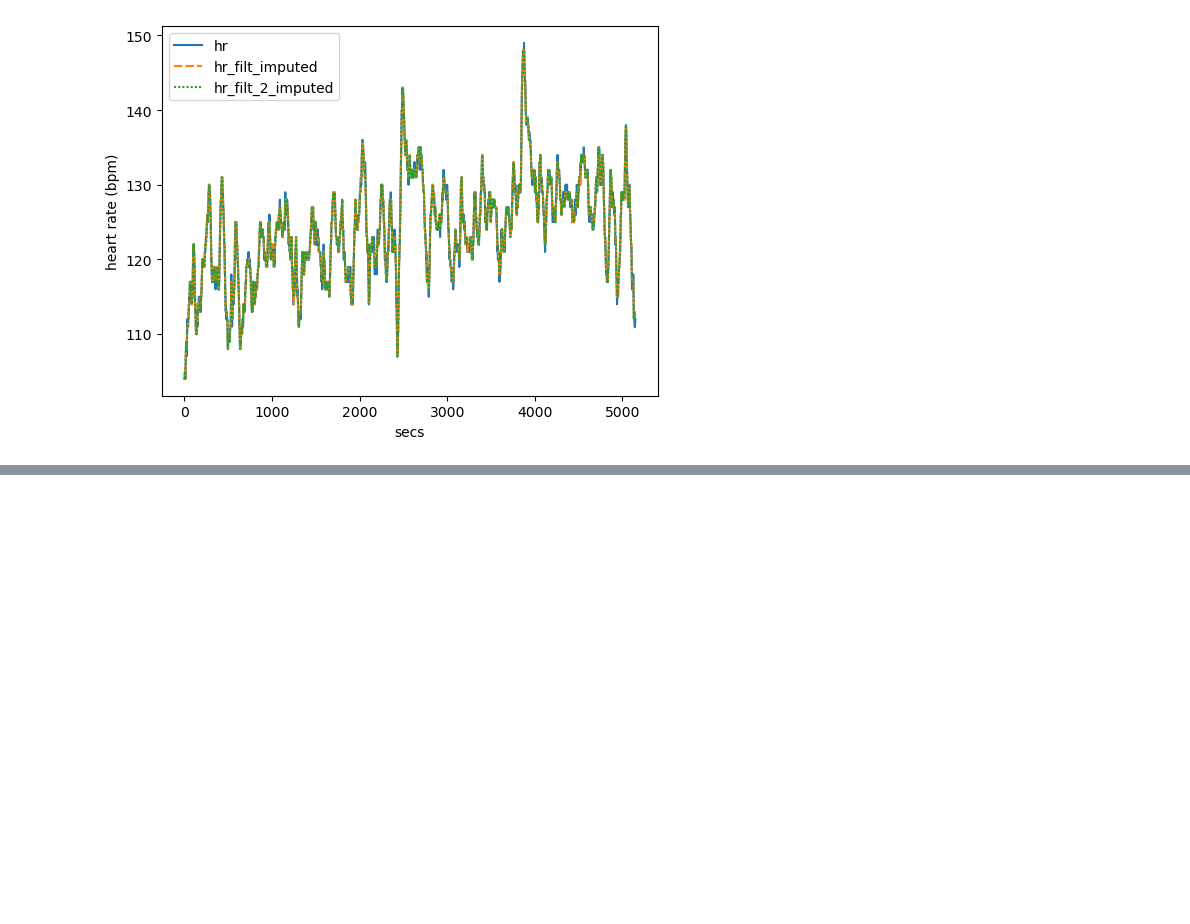
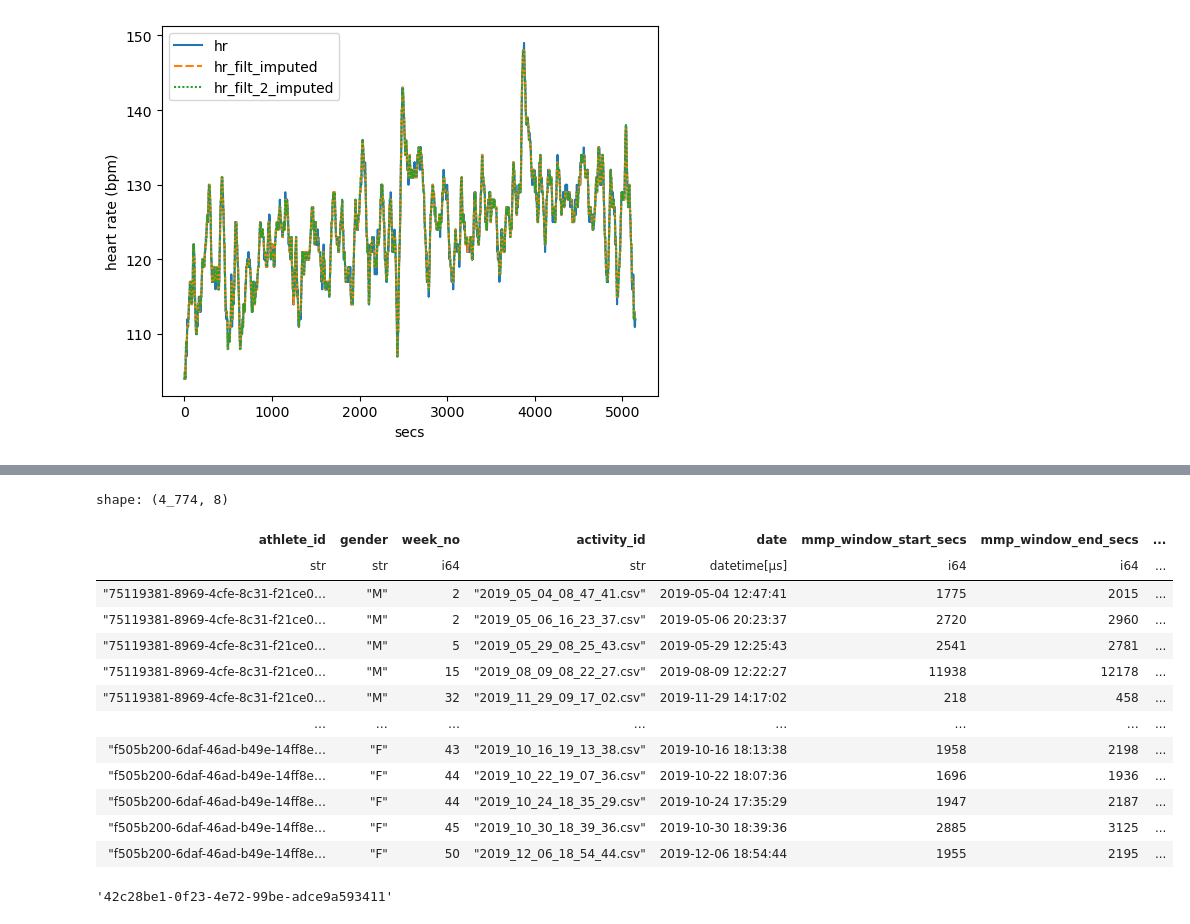
Before and after one commit to HimalKarkal/Golden-Cheetah, a Jupyter notebook: notebooks/not_rabbit_holes.ipynb, the cells around one changed output, grey strips where cells are left out. Cells and saved outputs as stored; diff of their text form; code cells hidden in the pictures; blank space fills up the shorter version.

```diff
--- a/notebooks/not_rabbit_holes.ipynb
+++ b/notebooks/not_rabbit_holes.ipynb
@@ -111,0 +326,17 @@ fig.write_html(r"..\data\interim\single_v_multiple_filtering.html")
+# %%
+output_mmp
+# %% [output]
+shape: (4_774, 8)
+| athlete_id | gender | week_no | activity_id | date | mmp_window_start_secs | mmp_window_end_secs | ... |
+| str | str | i64 | str | datetime[μs] | i64 | i64 | ... |
+| "75119381-8969-4cfe-8c31-f21ce0… | "M" | 2 | "2019_05_04_08_47_41.csv" | 2019-05-04 12:47:41 | 1775 | 2015 | ... |
+| "75119381-8969-4cfe-8c31-f21ce0… | "M" | 2 | "2019_05_06_16_23_37.csv" | 2019-05-06 20:23:37 | 2720 | 2960 | ... |
+| "75119381-8969-4cfe-8c31-f21ce0… | "M" | 5 | "2019_05_29_08_25_43.csv" | 2019-05-29 12:25:43 | 2541 | 2781 | ... |
+| "75119381-8969-4cfe-8c31-f21ce0… | "M" | 15 | "2019_08_09_08_22_27.csv" | 2019-08-09 12:22:27 | 11938 | 12178 | ... |
+| "75119381-8969-4cfe-8c31-f21ce0… | "M" | 32 | "2019_11_29_09_17_02.csv" | 2019-11-29 14:17:02 | 218 | 458 | ... |
+| … | … | … | … | … | … | … | ... |
+| "f505b200-6daf-46ad-b49e-14ff8e… | "F" | 43 | "2019_10_16_19_13_38.csv" | 2019-10-16 18:13:38 | 1958 | 2198 | ... |
+| "f505b200-6daf-46ad-b49e-14ff8e… | "F" | 44 | "2019_10_22_19_07_36.csv" | 2019-10-22 18:07:36 | 1696 | 1936 | ... |
+| "f505b200-6daf-46ad-b49e-14ff8e… | "F" | 44 | "2019_10_24_18_35_29.csv" | 2019-10-24 17:35:29 | 1947 | 2187 | ... |
+| "f505b200-6daf-46ad-b49e-14ff8e… | "F" | 45 | "2019_10_30_18_39_36.csv" | 2019-10-30 18:39:36 | 2885 | 3125 | ... |
+| "f505b200-6daf-46ad-b49e-14ff8e… | "F" | 50 | "2019_12_06_18_54_44.csv" | 2019-12-06 18:54:44 | 1955 | 2195 | ... |
@@ -111,0 +360,6 @@ fig.write_html(r"..\data\interim\single_v_multiple_filtering.html")
+# %%
+df.group_by("athlete_id").agg(
+    pl.col("week_no").unique().count().alias("weeks_with_readings")
+).sort("weeks_with_readings", descending=True).head(1)["athlete_id"][0]
+# %% [output]
+'42c28be1-0f23-4e72-99be-adce9a593411'
```
Also changed, not shown: parts of 42 cells of this notebook, 11 other files.
